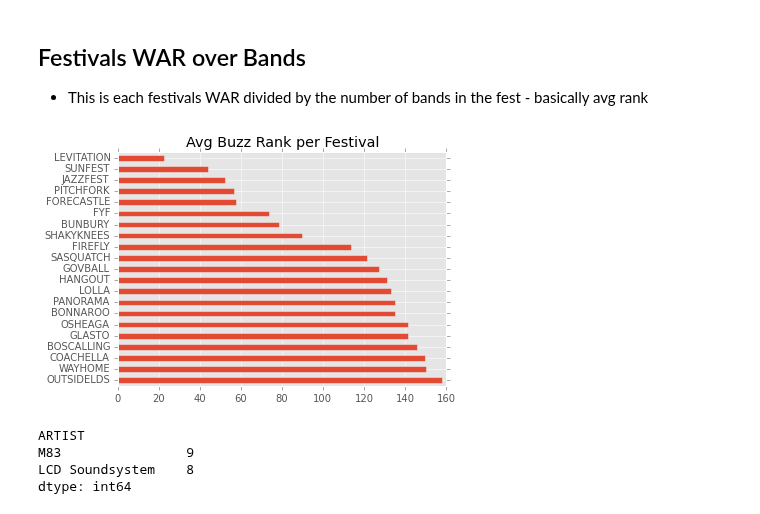
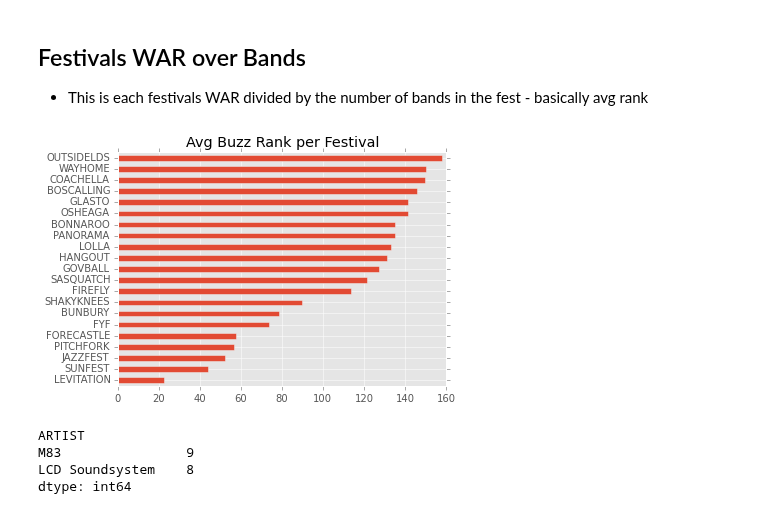
Before and after one commit to hunterowens/hunterowens.github.io, a Jupyter notebook: notebooks/new_power_ranks.ipynb, the cells around one changed output. Saved outputs shown, nothing was run; the diff lists cells and outputs as text; code cells hidden in the pictures.

```diff
--- a/notebooks/new_power_ranks.ipynb
+++ b/notebooks/new_power_ranks.ipynb
@@ -223,17 +223,17 @@ ax.get_figure().savefig('./festival_extras/festpowerbyband.svg', bbox_inches='ti
 # %%
 festival_rank = {}
 for festival in df.iteritems():
     fest = festival[0]
     sum_ranks = 0
     for artist in df[fest].dropna().iteritems():
         sum_ranks += power_rank_df.ix[artist[0]][0]
     festival_rank[fest] = (sum_ranks, sum_ranks / df[fest].count())
-ax = pd.DataFrame.from_dict(festival_rank, orient='index')[1].sort_values(ascending=False).plot(kind="barh",
+ax = pd.DataFrame.from_dict(festival_rank, orient='index')[1].sort_values().plot(kind="barh",
                                                                             title="Avg Buzz Rank per Festival")
 plt.tight_layout()
 ax.get_figure().savefig('./festival_extras/powerrankbyfest.svg', bbox_inches='tight')
 # %% [output]
-[figure, old version]
+[figure, new version]
 # %%
 df.ix[['M83','LCD Soundsystem']].transpose().count()
 # %% [output]
```
Also changed, not shown: parts of 1 cell of this notebook, 1 other file.
